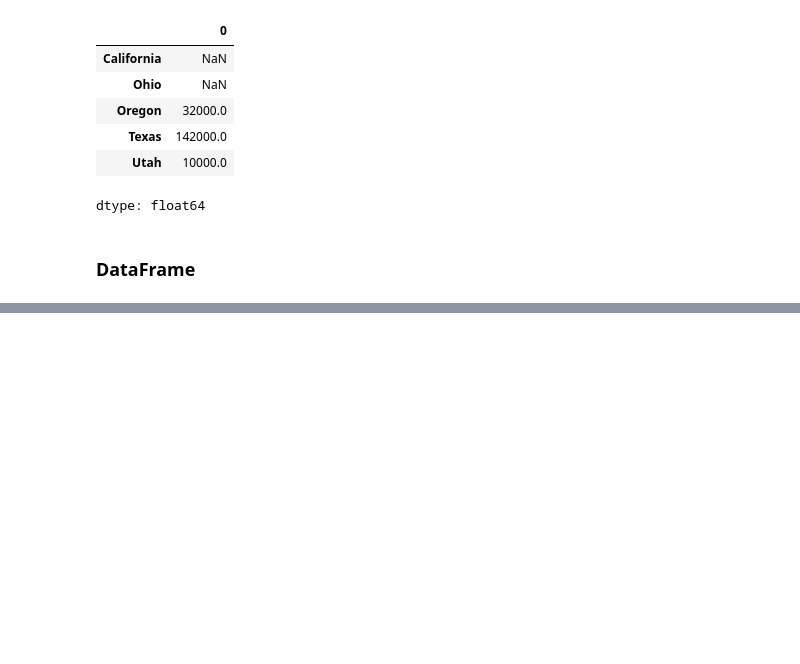
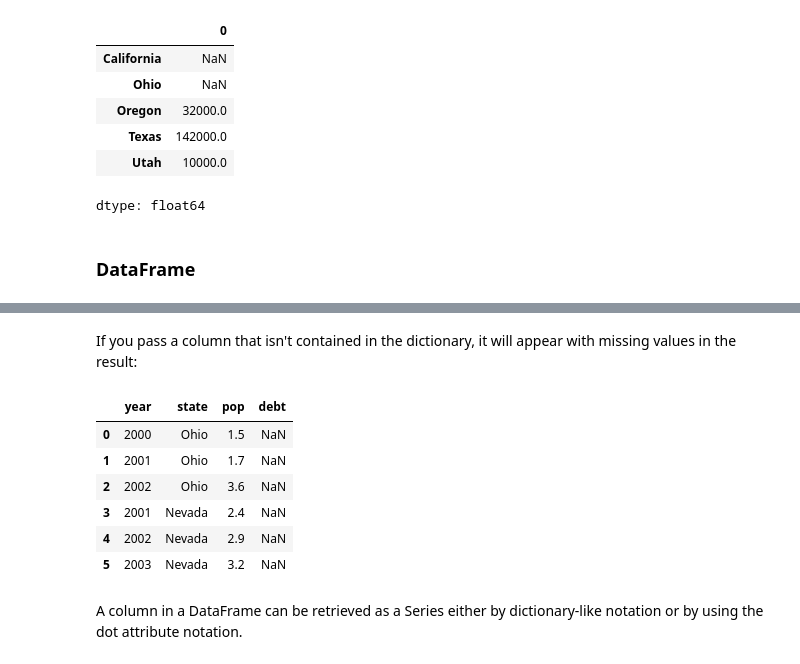
Before and after one commit to Mountain-Biker/pydata-book-practice, a Jupyter notebook: chapter5.ipynb, the cells around one changed output, grey strips where cells are left out. Saved outputs shown, nothing was run; the diff lists cells and outputs as text; code cells hidden in the pictures; blank space fills up the shorter version.

```diff
--- a/chapter5.ipynb
+++ b/chapter5.ipynb
@@ -159,0 +162,5 @@ dtype: float64
+# %%
+data = {'state': ['Ohio', 'Ohio', 'Ohio', 'Nevada', 'Nevada', 'Nevada'],
+        'year': [2000, 2001, 2002, 2001, 2002, 2003],
+        'pop': [1.5, 1.7, 3.6, 2.4, 2.9, 3.2]}
+frame = pd.DataFrame(data)
@@ -159,0 +209,15 @@ dtype: float64
+# %% [markdown]
+If you pass a column that isn't contained in the dictionary, it will appear with missing values in the result:
+# %%
+frame2 = pd.DataFrame(data, columns=['year', 'state', 'pop', 'debt'])
+frame2
+# %% [output]
+|  | year | state | pop | debt |
+| 0 | 2000 | Ohio | 1.5 | NaN |
+| 1 | 2001 | Ohio | 1.7 | NaN |
+| 2 | 2002 | Ohio | 3.6 | NaN |
+| 3 | 2001 | Nevada | 2.4 | NaN |
+| 4 | 2002 | Nevada | 2.9 | NaN |
+| 5 | 2003 | Nevada | 3.2 | NaN |
+# %% [markdown]
+A column in a DataFrame can be retrieved as a Series either by dictionary-like notation or by using the dot attribute notation.
```
Also changed, not shown: parts of 15 cells of this notebook.
